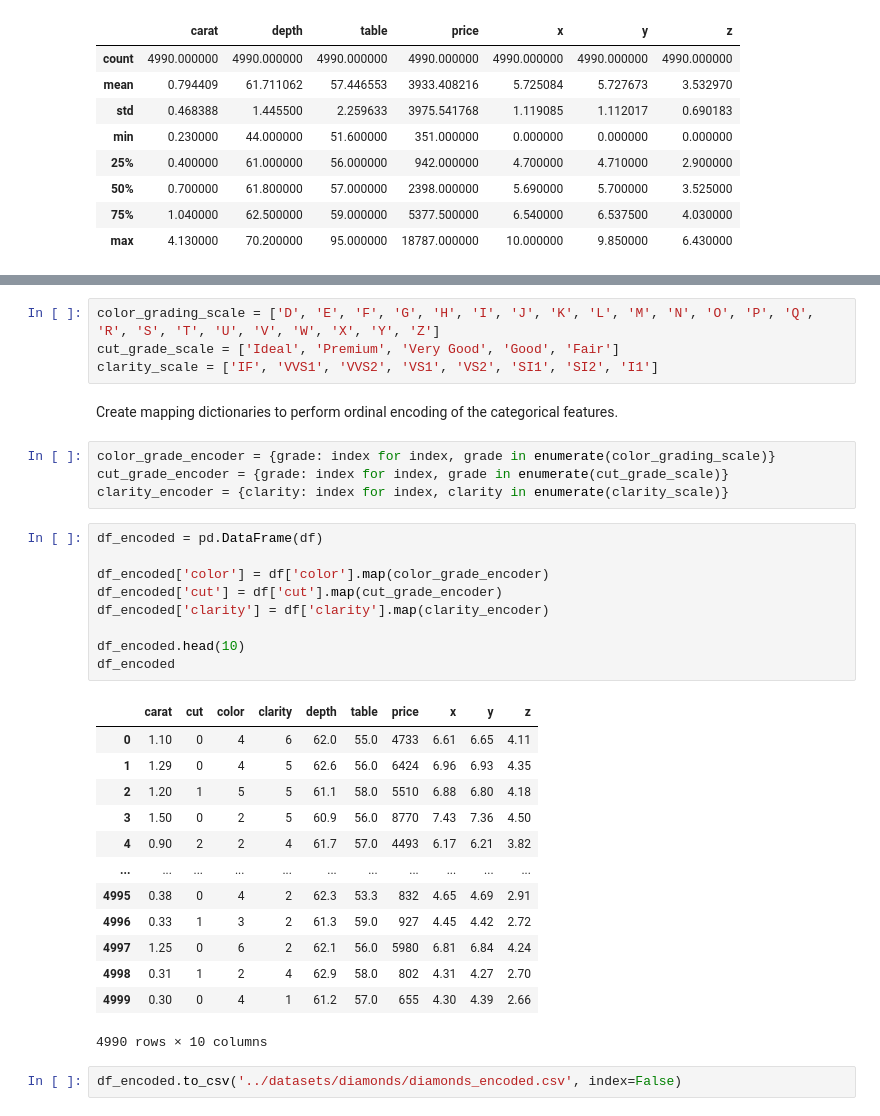
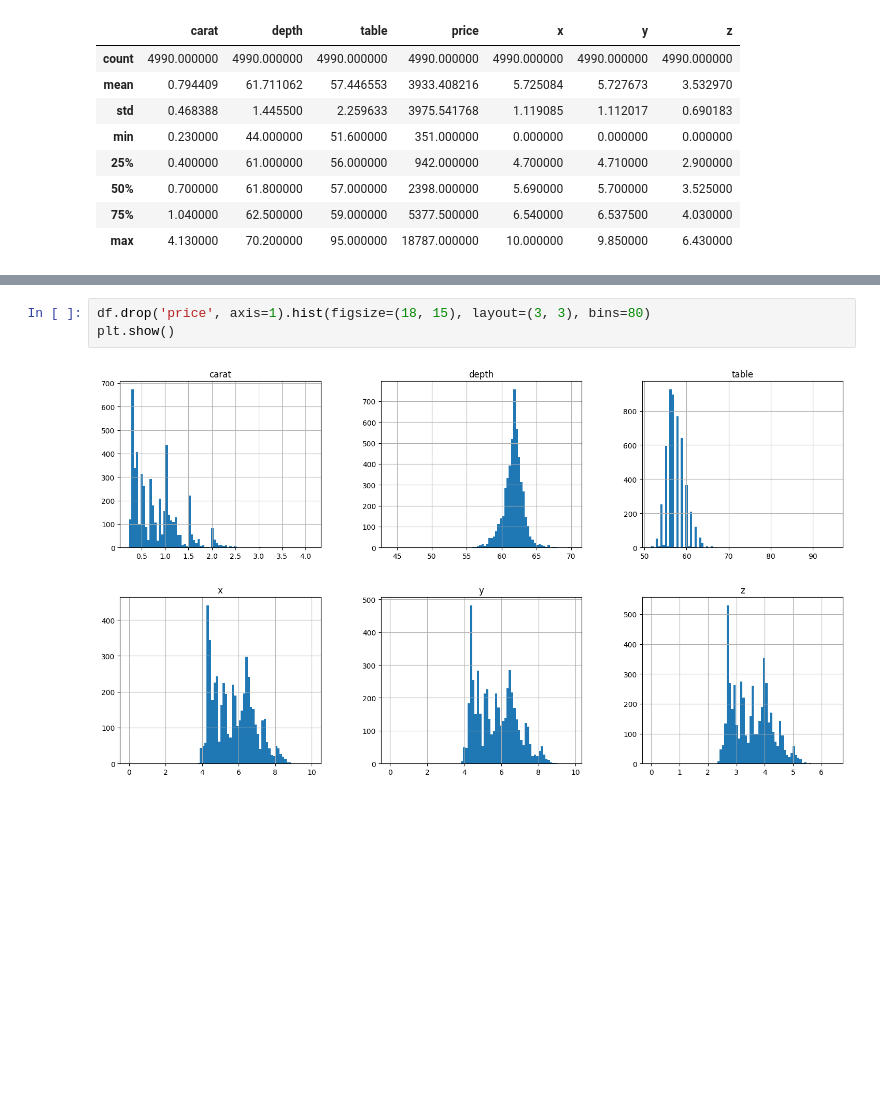
Before and after one commit to andrea-gasparini/xtream-ai-assignment-engineer, a Jupyter notebook: notebooks/data_exploration.ipynb, the cells around one changed output, grey strips where cells are left out. Cells and saved outputs as stored; diff of their text form; blank space fills up the shorter version.

```diff
--- a/notebooks/data_exploration.ipynb
+++ b/notebooks/data_exploration.ipynb
@@ -120,35 +170,5 @@ Moreover, when encoding the categorical features we also want to preserve their
-# %%
-color_grading_scale = ['D', 'E', 'F', 'G', 'H', 'I', 'J', 'K', 'L', 'M', 'N', 'O', 'P', 'Q', 'R', 'S', 'T', 'U', 'V', 'W', 'X', 'Y', 'Z']
-cut_grade_scale = ['Ideal', 'Premium', 'Very Good', 'Good', 'Fair']
-clarity_scale = ['IF', 'VVS1', 'VVS2', 'VS1', 'VS2', 'SI1', 'SI2', 'I1']
-# %% [markdown]
-Create mapping dictionaries to perform ordinal encoding of the categorical features.
-# %%
-color_grade_encoder = {grade: index for index, grade in enumerate(color_grading_scale)}
-cut_grade_encoder = {grade: index for index, grade in enumerate(cut_grade_scale)}
-clarity_encoder = {clarity: index for index, clarity in enumerate(clarity_scale)}
-# %%
-df_encoded = pd.DataFrame(df)
-
-df_encoded['color'] = df['color'].map(color_grade_encoder)
-df_encoded['cut'] = df['cut'].map(cut_grade_encoder)
-df_encoded['clarity'] = df['clarity'].map(clarity_encoder)
-
-df_encoded.head(10)
-df_encoded
-# %% [output]
-|  | carat | cut | color | clarity | depth | table | price | x | y | z |
-| 0 | 1.10 | 0 | 4 | 6 | 62.0 | 55.0 | 4733 | 6.61 | 6.65 | 4.11 |
-| 1 | 1.29 | 0 | 4 | 5 | 62.6 | 56.0 | 6424 | 6.96 | 6.93 | 4.35 |
-| 2 | 1.20 | 1 | 5 | 5 | 61.1 | 58.0 | 5510 | 6.88 | 6.80 | 4.18 |
-| 3 | 1.50 | 0 | 2 | 5 | 60.9 | 56.0 | 8770 | 7.43 | 7.36 | 4.50 |
-| 4 | 0.90 | 2 | 2 | 4 | 61.7 | 57.0 | 4493 | 6.17 | 6.21 | 3.82 |
-| ... | ... | ... | ... | ... | ... | ... | ... | ... | ... | ... |
-| 4995 | 0.38 | 0 | 4 | 2 | 62.3 | 53.3 | 832 | 4.65 | 4.69 | 2.91 |
-| 4996 | 0.33 | 1 | 3 | 2 | 61.3 | 59.0 | 927 | 4.45 | 4.42 | 2.72 |
-| 4997 | 1.25 | 0 | 6 | 2 | 62.1 | 56.0 | 5980 | 6.81 | 6.84 | 4.24 |
-| 4998 | 0.31 | 1 | 2 | 4 | 62.9 | 58.0 | 802 | 4.31 | 4.27 | 2.70 |
-| 4999 | 0.30 | 0 | 4 | 1 | 61.2 | 57.0 | 655 | 4.30 | 4.39 | 2.66 |
-4990 rows × 10 columns
-# %%
-df_encoded.to_csv('../datasets/diamonds/diamonds_encoded.csv', index=False)
+# %%
+df.drop('price', axis=1).hist(figsize=(18, 15), layout=(3, 3), bins=80)
+plt.show()
+# %% [output]
+[figure, added]
```
Also changed, not shown: parts of 30 cells of this notebook, 1 other file.
